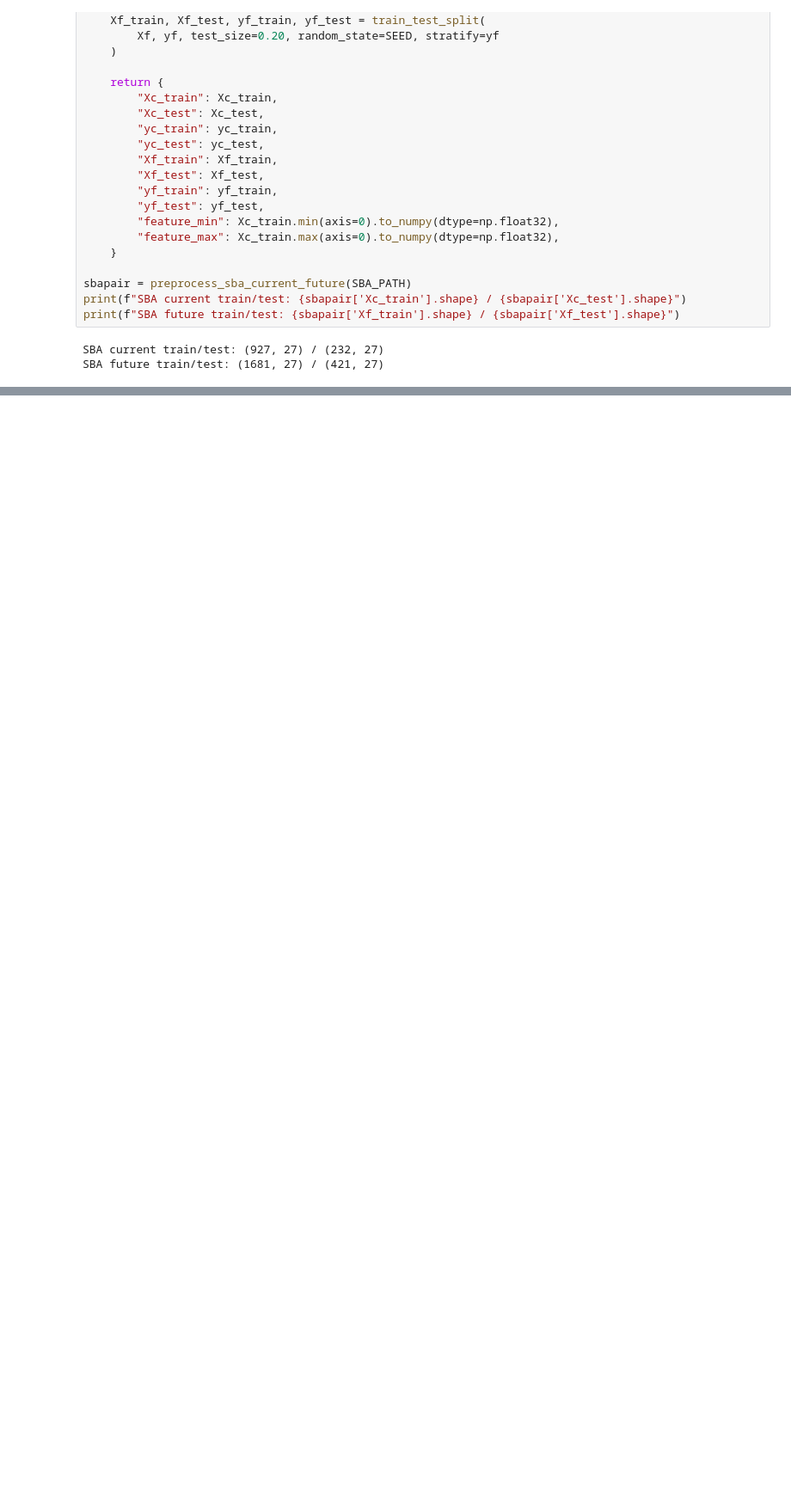
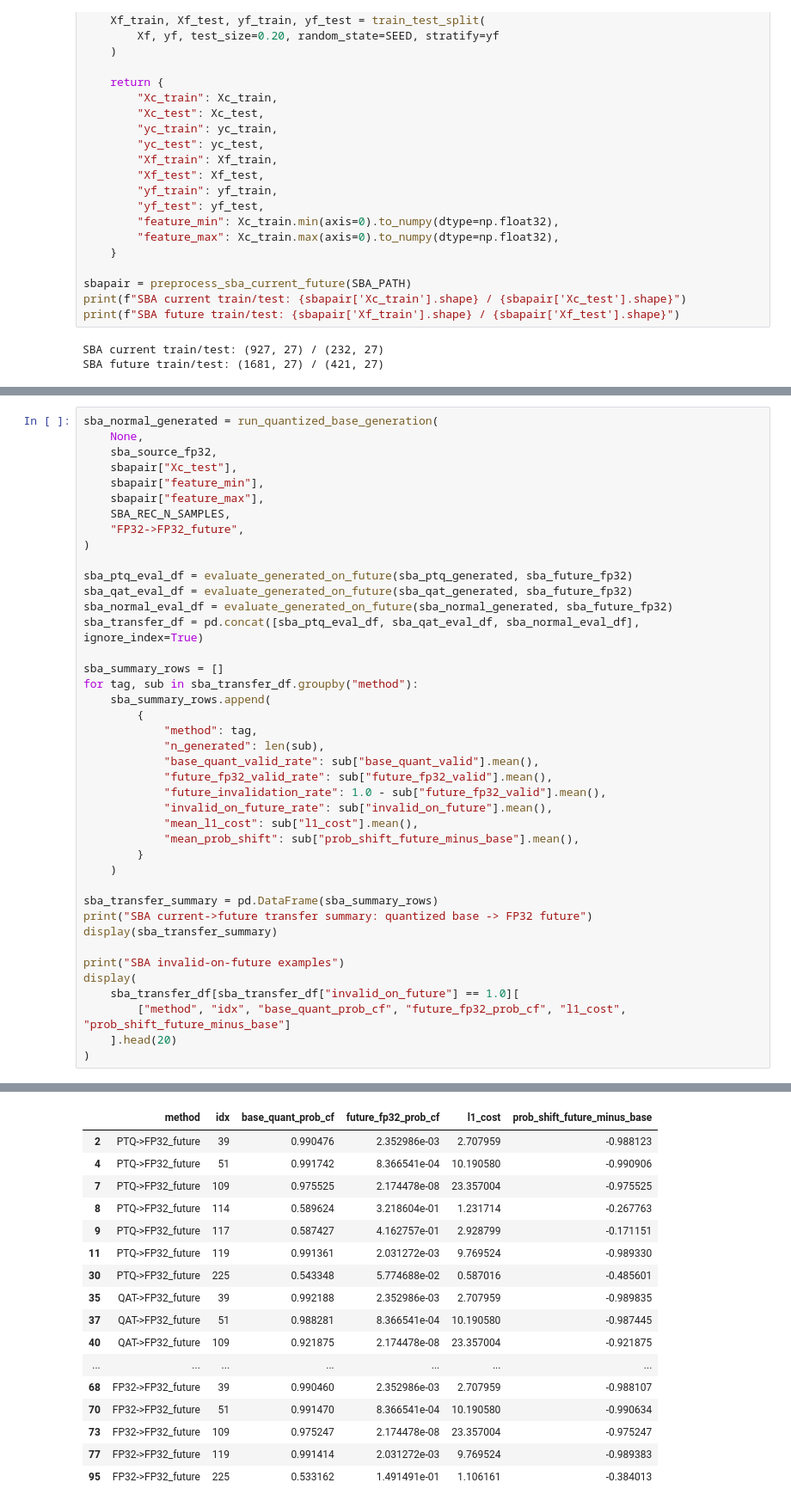
Before and after one commit to HashirA123/quantized_recourse, a Jupyter notebook: experiments.ipynb, the cells around one changed output, grey strips where cells are left out. Shown at 86% size. Saved outputs shown, nothing was run; the diff lists cells and outputs as text; blank space fills up the shorter version.

```diff
--- a/experiments.ipynb
+++ b/experiments.ipynb
@@ -1365,0 +1398,42 @@ SBA invalid-on-future examples
+# %%
+sba_normal_generated = run_quantized_base_generation(
+    None,
+    sba_source_fp32,
+    sbapair["Xc_test"],
+    sbapair["feature_min"],
+    sbapair["feature_max"],
+    SBA_REC_N_SAMPLES,
+    "FP32->FP32_future",
+)
+
+sba_ptq_eval_df = evaluate_generated_on_future(sba_ptq_generated, sba_future_fp32)
+sba_qat_eval_df = evaluate_generated_on_future(sba_qat_generated, sba_future_fp32)
+sba_normal_eval_df = evaluate_generated_on_future(sba_normal_generated, sba_future_fp32)
+sba_transfer_df = pd.concat([sba_ptq_eval_df, sba_qat_eval_df, sba_normal_eval_df], ignore_index=True)
+
+sba_summary_rows = []
+for tag, sub in sba_transfer_df.groupby("method"):
+    sba_summary_rows.append(
+        {
+            "method": tag,
+            "n_generated": len(sub),
+            "base_quant_valid_rate": sub["base_quant_valid"].mean(),
+            "future_fp32_valid_rate": sub["future_fp32_valid"].mean(),
+            "future_invalidation_rate": 1.0 - sub["future_fp32_valid"].mean(),
+            "invalid_on_future_rate": sub["invalid_on_future"].mean(),
+            "mean_l1_cost": sub["l1_cost"].mean(),
+            "mean_prob_shift": sub["prob_shift_future_minus_base"].mean(),
+        }
+    )
+
+sba_transfer_summary = pd.DataFrame(sba_summary_rows)
+print("SBA current->future transfer summary: quantized base -> FP32 future")
+display(sba_transfer_summary)
+
+print("SBA invalid-on-future examples")
+display(
+    sba_transfer_df[sba_transfer_df["invalid_on_future"] == 1.0][
+        ["method", "idx", "base_quant_prob_cf", "future_fp32_prob_cf", "l1_cost", "prob_shift_future_minus_base"]
+    ].head(20)
+)
+# %% [output]
@@ -1366,3 +1446,20 @@ SBA invalid-on-future examples
+|  | method | idx | base_quant_prob_cf | future_fp32_prob_cf | l1_cost | prob_shift_future_minus_base |
+| 2 | PTQ->FP32_future | 39 | 0.990476 | 2.352986e-03 | 2.707959 | -0.988123 |
+| 4 | PTQ->FP32_future | 51 | 0.991742 | 8.366541e-04 | 10.190580 | -0.990906 |
+| 7 | PTQ->FP32_future | 109 | 0.975525 | 2.174478e-08 | 23.357004 | -0.975525 |
+| 8 | PTQ->FP32_future | 114 | 0.589624 | 3.218604e-01 | 1.231714 | -0.267763 |
+| 9 | PTQ->FP32_future | 117 | 0.587427 | 4.162757e-01 | 2.928799 | -0.171151 |
+| 11 | PTQ->FP32_future | 119 | 0.991361 | 2.031272e-03 | 9.769524 | -0.989330 |
+| 30 | PTQ->FP32_future | 225 | 0.543348 | 5.774688e-02 | 0.587016 | -0.485601 |
+| 35 | QAT->FP32_future | 39 | 0.992188 | 2.352986e-03 | 2.707959 | -0.989835 |
+| 37 | QAT->FP32_future | 51 | 0.988281 | 8.366541e-04 | 10.190580 | -0.987445 |
+| 40 | QAT->FP32_future | 109 | 0.921875 | 2.174478e-08 | 23.357004 | -0.921875 |
+| ... | ... | ... | ... | ... | ... | ... |
+| 68 | FP32->FP32_future | 39 | 0.990460 | 2.352986e-03 | 2.707959 | -0.988107 |
+| 70 | FP32->FP32_future | 51 | 0.991470 | 8.366541e-04 | 10.190580 | -0.990634 |
+| 73 | FP32->FP32_future | 109 | 0.975247 | 2.174478e-08 | 23.357004 | -0.975247 |
+| 77 | FP32->FP32_future | 119 | 0.991414 | 2.031272e-03 | 9.769524 | -0.989383 |
+| 95 | FP32->FP32_future | 225 | 0.533162 | 1.491491e-01 | 1.106161 | -0.384013 |
 # %%
 # SBA plots: validity, invalidation, probability shift, and labeled L1 histogram
 fig, axes = plt.subplots(1, 3, figsize=(16, 4))
```
Also changed, not shown: parts of 14 cells of this notebook, 5 other files.
